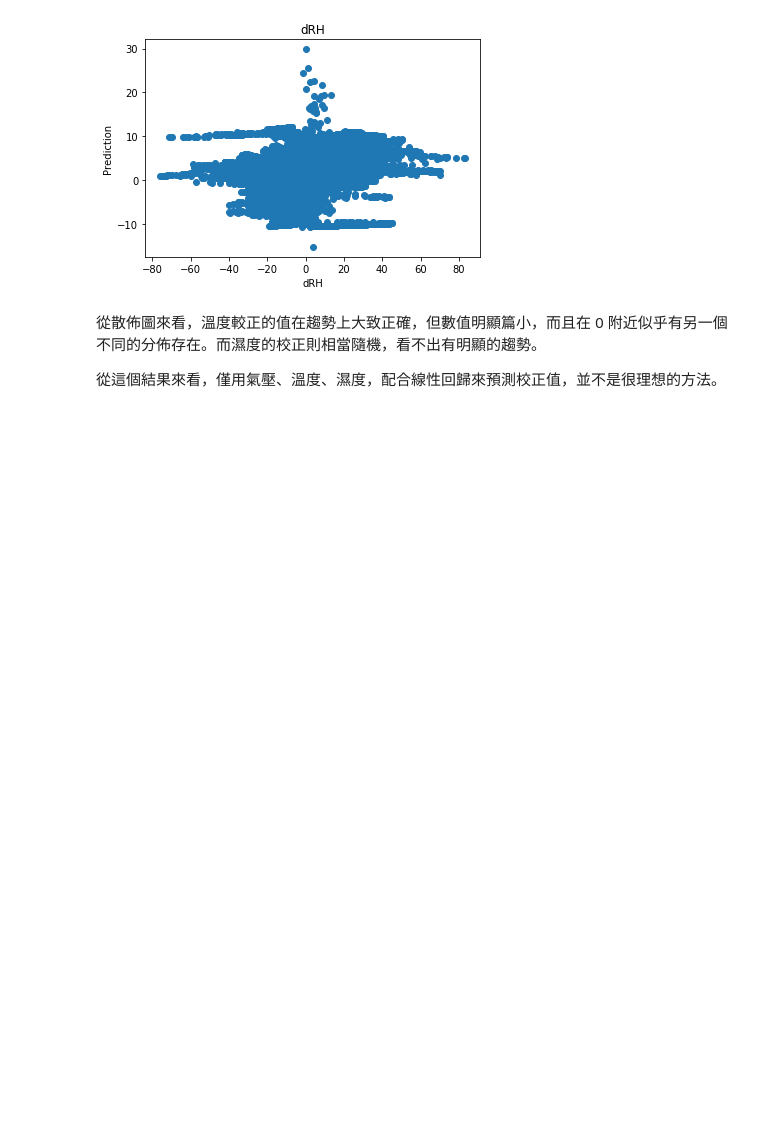
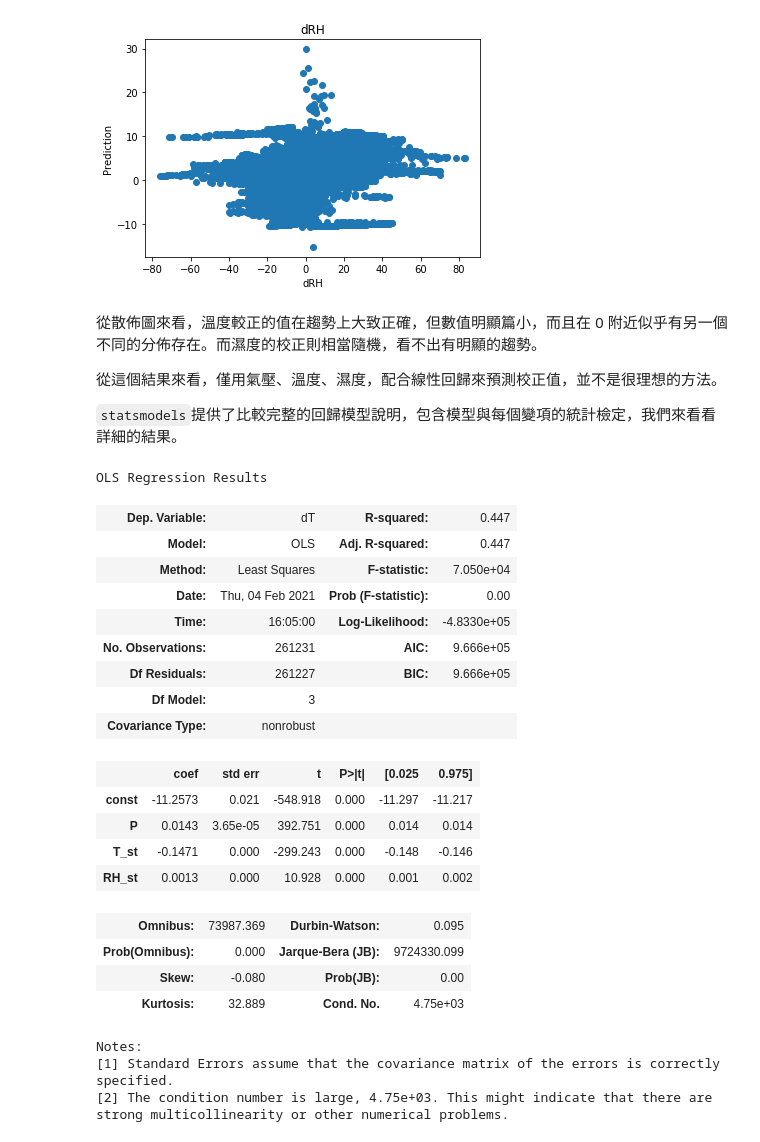
Before and after one commit to tingsyo/storm_tracker_to_vaisala, a Jupyter notebook: notebook/02_linear_regression.ipynb, the cells around one changed output. Saved outputs shown, nothing was run; the diff lists cells and outputs as text; code cells hidden in the pictures; blank space fills up the shorter version.

```diff
--- a/notebook/02_linear_regression.ipynb
+++ b/notebook/02_linear_regression.ipynb
@@ -25,7 +25,7 @@ import pandas as pd
 import os, sys, csv
 
 # Read the prepared data
-data = pd.read_csv('../data/iodata.csv')
+data = pd.read_csv('../data/stqc_iodata.csv')
 print(data.head())
 print(data.shape)
 # %% [output]
@@ -96,3 +96,35 @@ plt.show()
 從散佈圖來看，溫度較正的值在趨勢上大致正確，但數值明顯篇小，而且在 0 附近似乎有另一個不同的分佈存在。而濕度的校正則相當隨機，看不出有明顯的趨勢。
 
 從這個結果來看，僅用氣壓、溫度、濕度，配合線性回歸來預測校正值，並不是很理想的方法。
+
+`statsmodels`提供了比較完整的回歸模型說明，包含模型與每個變項的統計檢定，我們來看看詳細的結果。
+# %%
+import statsmodels.api as sm
+
+x_ols = sm.add_constant(x) # adding a constant
+
+sm.OLS(data['dT'],x_ols).fit().summary()
+# %% [output]
+OLS Regression Results
+| Dep. Variable: | dT | R-squared: | 0.447 |
+| Model: | OLS | Adj. R-squared: | 0.447 |
+| Method: | Least Squares | F-statistic: | 7.050e+04 |
+| Date: | Thu, 04 Feb 2021 | Prob (F-statistic): | 0.00 |
+| Time: | 16:05:00 | Log-Likelihood: | -4.8330e+05 |
+| No. Observations: | 261231 | AIC: | 9.666e+05 |
+| Df Residuals: | 261227 | BIC: | 9.666e+05 |
+| Df Model: | 3 |  |  |
+| Covariance Type: | nonrobust |  |  |
+|  | coef | std err | t | P>|t| | [0.025 | 0.975] |
+| const | -11.2573 | 0.021 | -548.918 | 0.000 | -11.297 | -11.217 |
+| P | 0.0143 | 3.65e-05 | 392.751 | 0.000 | 0.014 | 0.014 |
+| T_st | -0.1471 | 0.000 | -299.243 | 0.000 | -0.148 | -0.146 |
+| RH_st | 0.0013 | 0.000 | 10.928 | 0.000 | 0.001 | 0.002 |
+| Omnibus: | 73987.369 | Durbin-Watson: | 0.095 |
+| Prob(Omnibus): | 0.000 | Jarque-Bera (JB): | 9724330.099 |
+| Skew: | -0.080 | Prob(JB): | 0.00 |
+| Kurtosis: | 32.889 | Cond. No. | 4.75e+03 |
+Notes:
+[1] Standard Errors assume that the covariance matrix of the errors is correctly specified.
+[2] The condition number is large, 4.75e+03. This might indicate that there are
+strong multicollinearity or other numerical problems.
```
Also changed, not shown: parts of 2 cells of this notebook, 1 other file.
